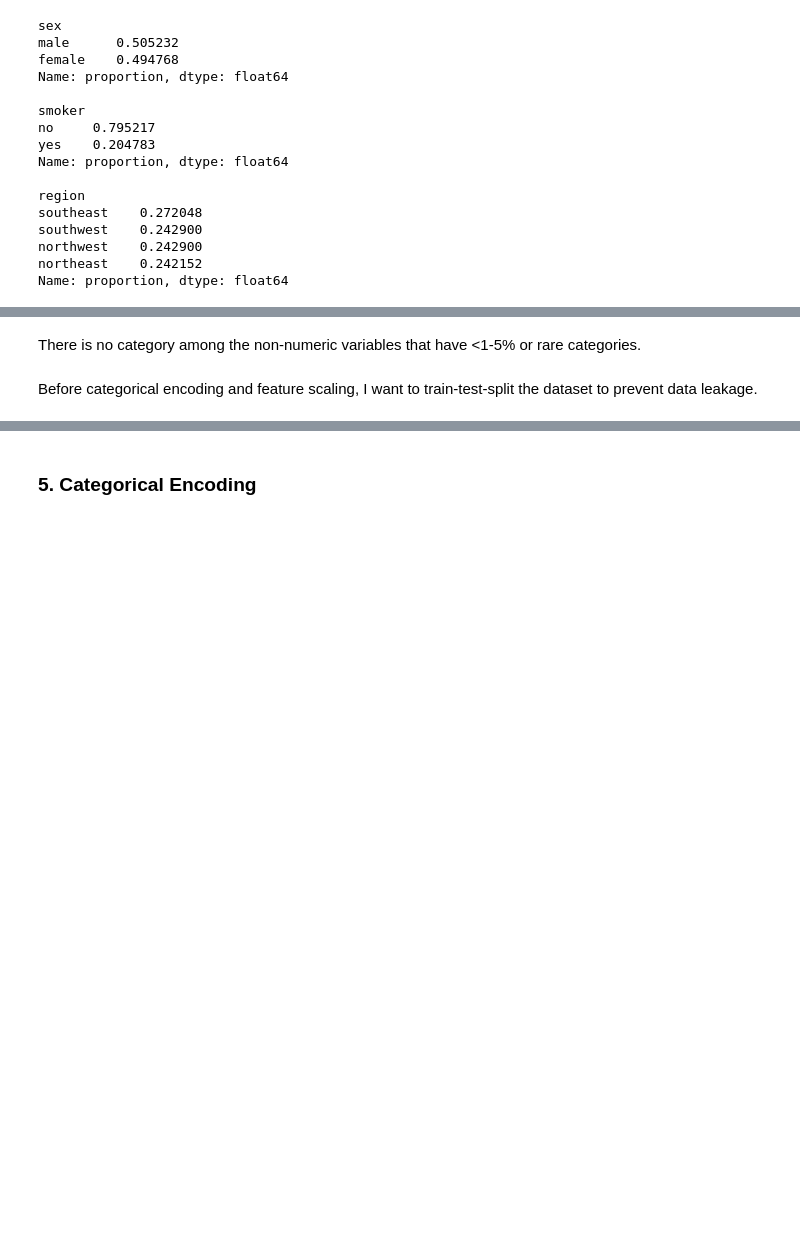
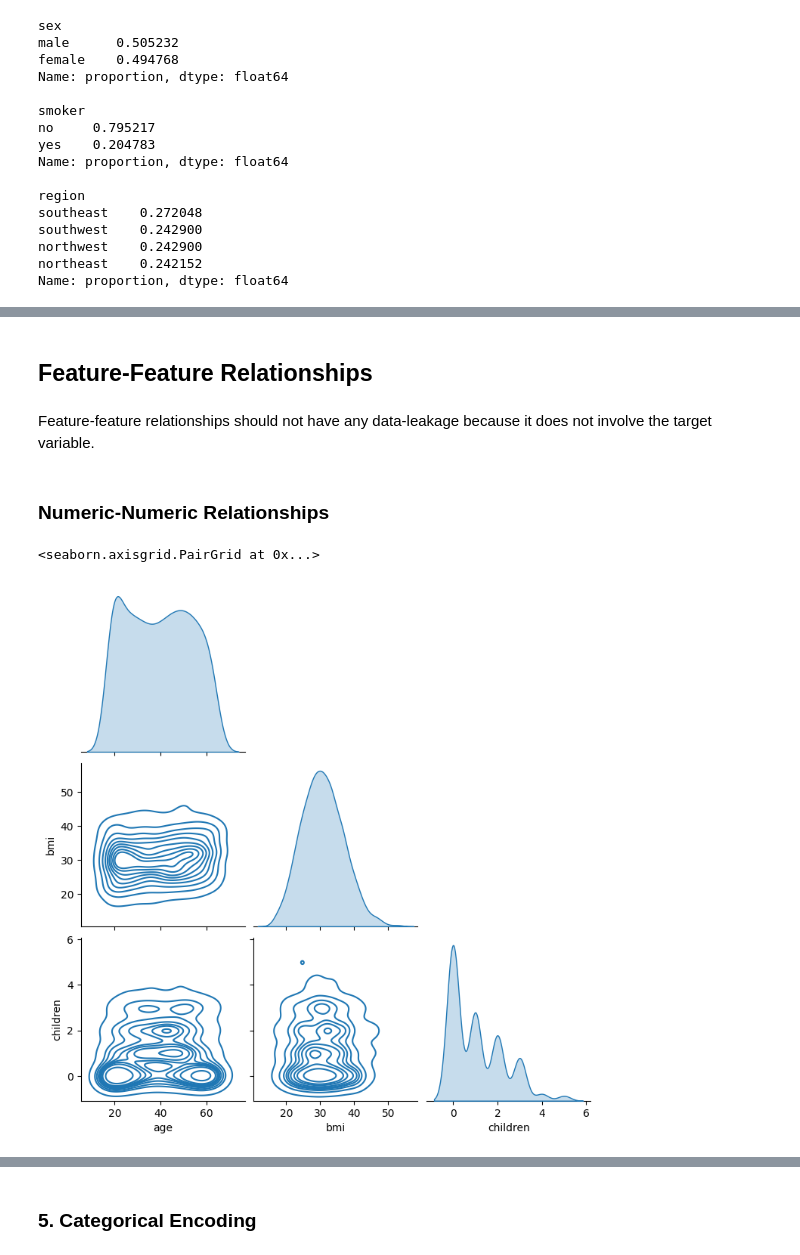
Before and after one commit to lokkenchan/linear_regression_001, a Jupyter notebook: notebooks/01_exploration.ipynb, the cells around one changed output, grey strips where cells are left out. Cells and saved outputs as stored; diff of their text form; code cells hidden in the pictures; blank space fills up the shorter version.

```diff
--- a/notebooks/01_exploration.ipynb
+++ b/notebooks/01_exploration.ipynb
@@ -458,4 +409,12 @@ Name: proportion, dtype: float64
-# %% [markdown]
-There is no category among the non-numeric variables that have <1-5% or rare categories.
-# %% [markdown]
-Before categorical encoding and feature scaling, I want to train-test-split the dataset to prevent data leakage.
+# %% [markdown]
+## Feature-Feature Relationships
+# %% [markdown]
+Feature-feature relationships should not have any data-leakage because it does not involve the target variable.
+# %% [markdown]
+### Numeric-Numeric Relationships
+# %%
+# Numeric-Numeric features only
+sns.pairplot(num_feat,corner=True,kind='kde')
+# %% [output]
+<seaborn.axisgrid.PairGrid at 0x...>
+[figure, added]
```
Also changed, not shown: parts of 92 cells of this notebook.
